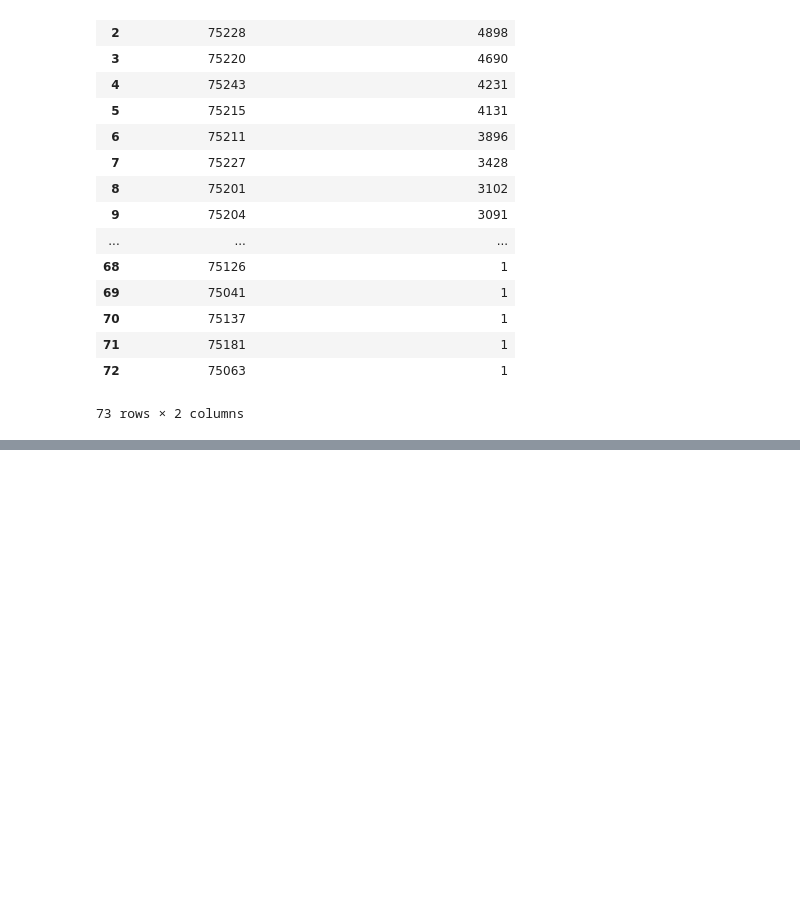
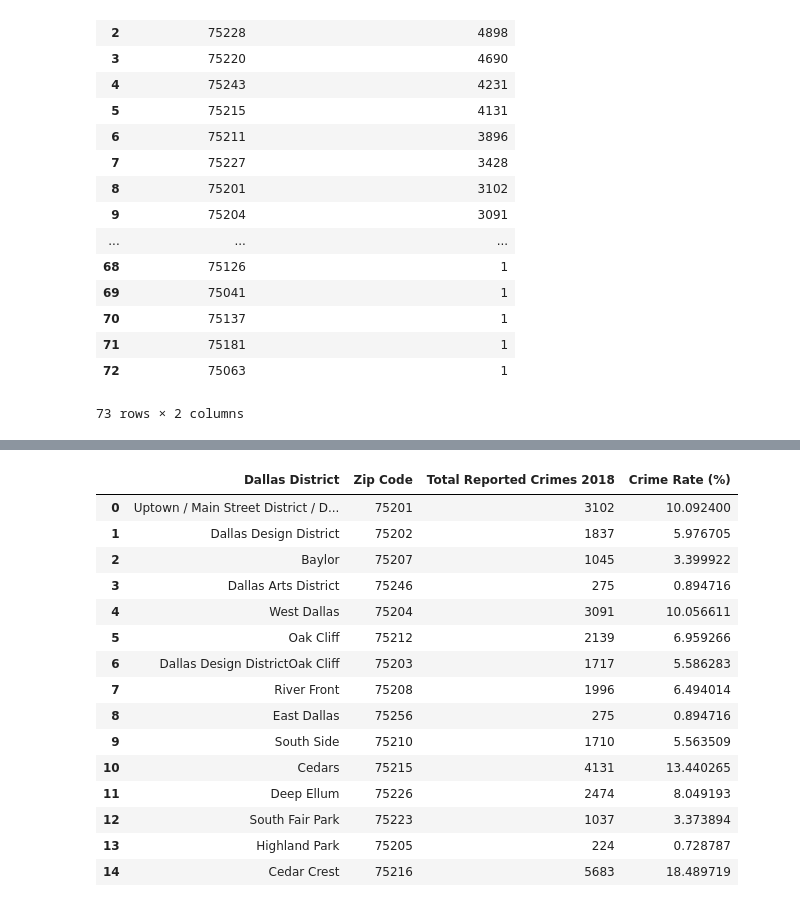
Before and after one commit to benjaminpodell/Project_1, a Jupyter notebook: police_csv_script.ipynb, the cells around one changed output, grey strips where cells are left out. Saved outputs shown, nothing was run; the diff lists cells and outputs as text; code cells hidden in the pictures; blank space fills up the shorter version.

```diff
--- a/police_csv_script.ipynb
+++ b/police_csv_script.ipynb
@@ -367,0 +371,23 @@ zip_crime_count_renamed
+# %%
+dallas_crimes_per_zip = pd.DataFrame({
+    "Dallas District": ["Uptown / Main Street District / Dallas Farmers Market",
+                        "Dallas Design District",
+                        "Baylor",
+                        "Dallas Arts District",
+                        "West Dallas",
+                        "Oak Cliff",
+                        "Dallas Design District"
+                        "Oak Cliff",
+                        "River Front",
+                        "East Dallas",
+                        "South Side",
+                        "Cedars",
+                        "Deep Ellum",
+                        "South Fair Park",
+                        "Highland Park",
+                        "Cedar Crest"],
+    "Zip Code": [75201, 75202, 75207, 75246, 75204, 75212, 75203, 75208, 75256, 75210, 75215, 75226, 75223, 75205, 75216],
+    "Total Reported Crimes 2018": [3102, 1837, 1045, 275, 3091, 2139, 1717, 1996, 275, 1710, 4131, 2474, 1037, 224, 5683]
+})
+
+dallas_crimes_per_zip
@@ -367,0 +411,23 @@ zip_crime_count_renamed
+# %%
+zip_divisor1 = dallas_crimes_per_zip['Total Reported Crimes 2018'].sum()
+zip_numerator1 = dallas_crimes_per_zip['Total Reported Crimes 2018']
+crime_rate1 = (zip_numerator1 / zip_divisor1) * 100
+dallas_crimes_per_zip[" Crime Rate (%)" ] = crime_rate1
+dallas_crimes_per_zip
+# %% [output]
+|  | Dallas District | Zip Code | Total Reported Crimes 2018 | Crime Rate (%) |
+| 0 | Uptown / Main Street District / D... | 75201 | 3102 | 10.092400 |
+| 1 | Dallas Design District | 75202 | 1837 | 5.976705 |
+| 2 | Baylor | 75207 | 1045 | 3.399922 |
+| 3 | Dallas Arts District | 75246 | 275 | 0.894716 |
+| 4 | West Dallas | 75204 | 3091 | 10.056611 |
+| 5 | Oak Cliff | 75212 | 2139 | 6.959266 |
+| 6 | Dallas Design DistrictOak Cliff | 75203 | 1717 | 5.586283 |
+| 7 | River Front | 75208 | 1996 | 6.494014 |
+| 8 | East Dallas | 75256 | 275 | 0.894716 |
+| 9 | South Side | 75210 | 1710 | 5.563509 |
+| 10 | Cedars | 75215 | 4131 | 13.440265 |
+| 11 | Deep Ellum | 75226 | 2474 | 8.049193 |
+| 12 | South Fair Park | 75223 | 1037 | 3.373894 |
+| 13 | Highland Park | 75205 | 224 | 0.728787 |
+| 14 | Cedar Crest | 75216 | 5683 | 18.489719 |
```
Also changed, not shown: parts of 5 cells of this notebook.
